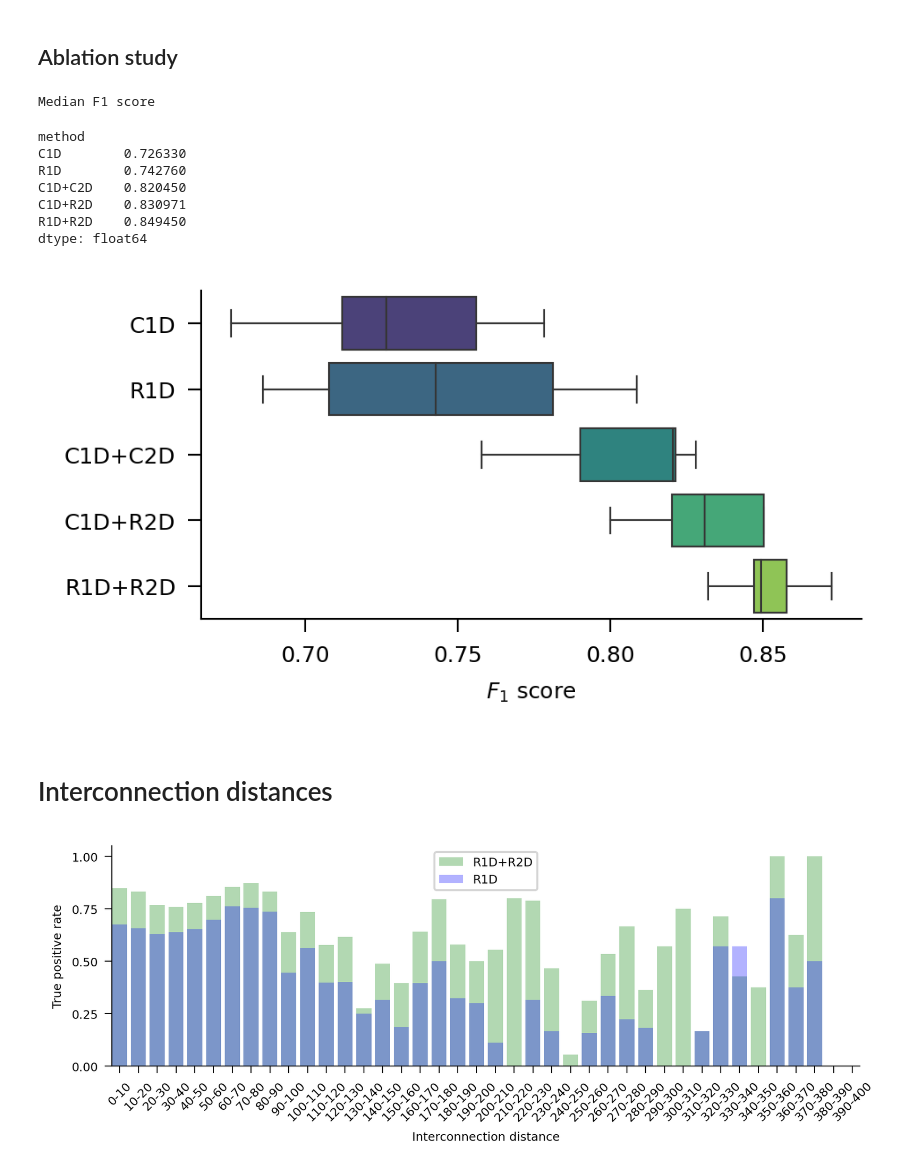
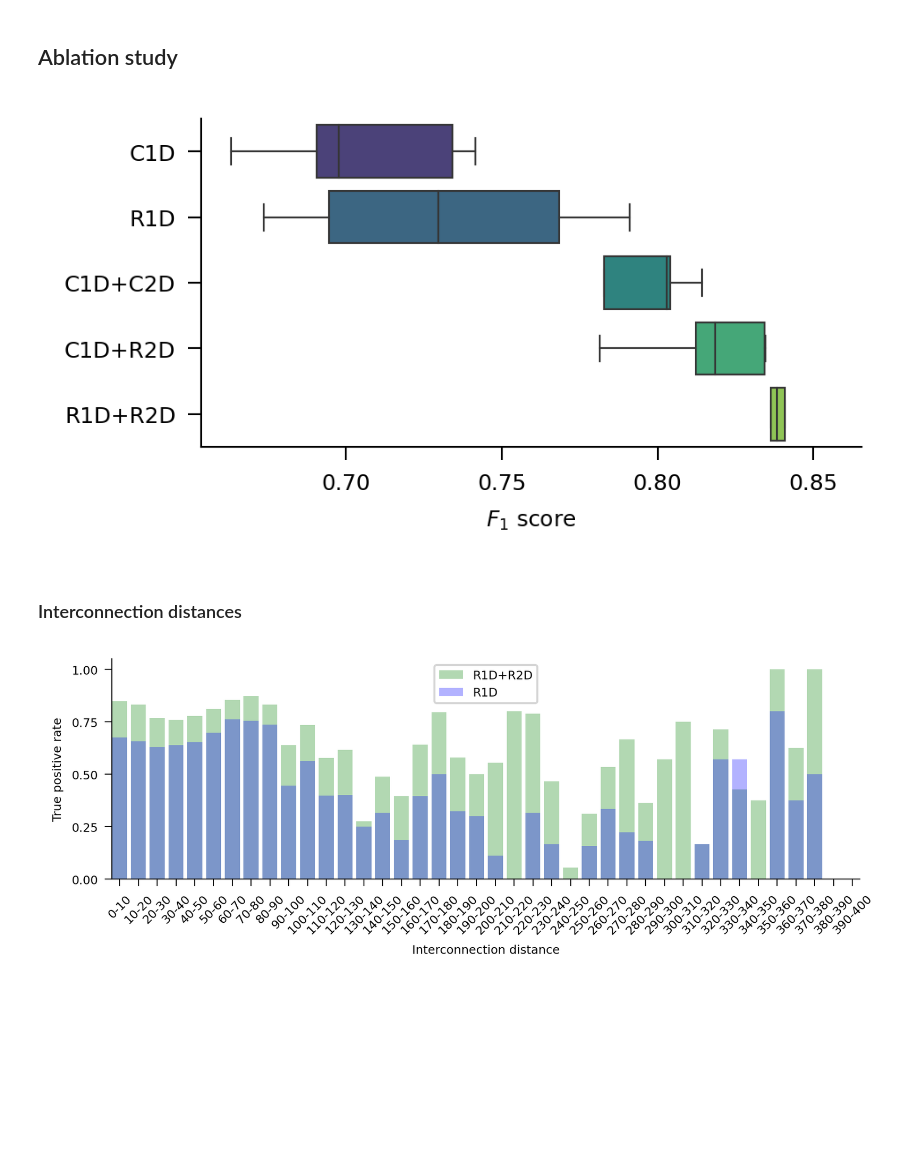
Before and after one commit to sinc-lab/sincFold, a Jupyter notebook: results/summary.ipynb, the cells around one changed output. Cells and saved outputs as stored; diff of their text form; code cells hidden in the pictures; blank space fills up the shorter version.

Commit message:
Add summary notebook, fix names

```diff
--- a/results/summary.ipynb
+++ b/results/summary.ipynb
@@ -6,75 +6,64 @@ import seaborn as sns
 import matplotlib.pyplot as plt
 import pandas as pd
 import numpy as np
-from sincfold.metrics import f1_tol
+from sincfold.metrics import f1_strict
 from sincfold.utils import dot2bp
 import json
-
-dotbracket_format = ["IPknot", "ProbKnot", "RNAstructure", "LinearFold", "REDfold",
-                          "LinearFold-C", "LinearFold-V", "LinearPartition-C", "LinearPartition-V", "MXfold2"]
-
-def get_f1(x):
-    if x.method in dotbracket_format:
-        _, _, f1 = f1_tol(x["ref"], dot2bp(x["folding"]))
-    else:
-        _, _, f1 = f1_tol(x["ref"], json.loads(x["folding"]))
-
-    return f1
 # %% [markdown]
 ## Ablation study
 # %%
+dotbracket_format = ["IPknot", "ProbKnot", "RNAstructure", "LinearFold", "REDfold",
+                          "LinearFold-C", "LinearFold-V", "LinearPartition-C", "LinearPartition-V", "MXfold2"]
 methods = ["C1D", "R1D", "C1D+C2D", "C1D+R2D", "R1D+R2D"]
 summary = pd.read_csv(f"ablation.csv", index_col="id")
 
 dataset = pd.read_csv(f"../data/ablation.csv", index_col="id")
 splits = pd.read_csv(f"../data/ablation_splits.csv")
 
 # add references and compute F1 per sequence
 summary["ref"] = dataset.loc[summary.index]["base_pairs"].apply(lambda x: json.loads(x))
+
+
+def get_f1(x):
+    if x.method in dotbracket_format:
+        _, _, f1 = f1_strict(x["ref"], dot2bp(x["folding"]))
+    else:
+        _, _, f1 = f1_strict(x["ref"], json.loads(x["folding"]))
+
+    return f1
 
 summary["F1"] = summary.apply(get_f1, axis=1)
 
 # add fold id
 for fold_number in splits.fold_number.unique():
     test_ids = splits[(splits.partition=="test") & (splits.fold_number==fold_number)].id
     summary.loc[summary.index.isin(test_ids), "fold_number"] = fold_number
 
 # average over folds
 summary_avg = summary.groupby(["fold_number", "method"]).F1.mean().unstack().T
 
-print("Median F1 score")
-display(summary_avg.loc[methods].T.median())
+plt.figure(figsize=(3.22, 1.61), dpi=300)
+
+ax = sns.boxplot(data=summary_avg.T,  orient="h", palette="viridis" , order=methods, linewidth=0.5, fliersize=0)
+ax.set_xlabel("$F_1$ score", fontsize=6)
+ax.set_ylabel("")
+plt.xticks(fontsize=6)
+plt.yticks(fontsize=6)
+ax.spines['left'].set_linewidth(0.5)
+ax.spines['bottom'].set_linewidth(0.5)
+ax.spines["top"].set_visible(False)
+ax.spines["right"].set_visible(False)
+ax.tick_params(width=0.5)
+
+plt.savefig("ablation.pdf",
+               bbox_inches='tight',
+               transparent=False,
+               dpi=300,
+               pad_inches=0)
 # %% [output]
-Median F1 score
-method
-C1D        0.726330
-R1D        0.742760
-C1D+C2D    0.820450
-C1D+R2D    0.830971
-R1D+R2D    0.849450
-dtype: float64
+[figure, added]
-# %%
-plt.figure(figsize=(3.22, 1.61), dpi=300)
-ax = sns.boxplot(data=summary_avg.T,  orient="h", palette="viridis" , order=methods, linewidth=0.5)
-ax.set_xlabel("$F_1$ score", fontsize=6)
-ax.set_ylabel("")
-plt.xticks(fontsize=6)
-plt.yticks(fontsize=6)
-ax.spines['left'].set_linewidth(0.5)
-ax.spines['bottom'].set_linewidth(0.5)
-ax.spines["top"].set_visible(False)
-ax.spines["right"].set_visible(False)
-ax.tick_params(width=0.5)
-
-plt.savefig("ablation.pdf",
-               bbox_inches='tight',
-               transparent=False,
-               dpi=300,
-               pad_inches=0)
-# %% [output]
-[figure, removed]
 # %% [markdown]
-# Interconnection distances
+### Interconnection distances
 # %%
 bins = np.linspace(0, 400, 40+1)
 histn = {}
```
Also changed, not shown: parts of 20 cells of this notebook, 2 other files.
